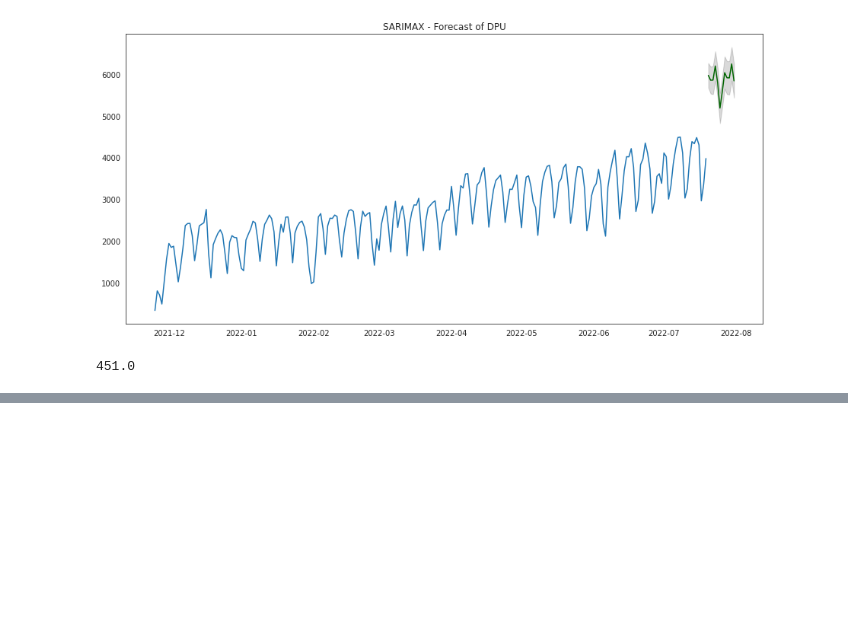
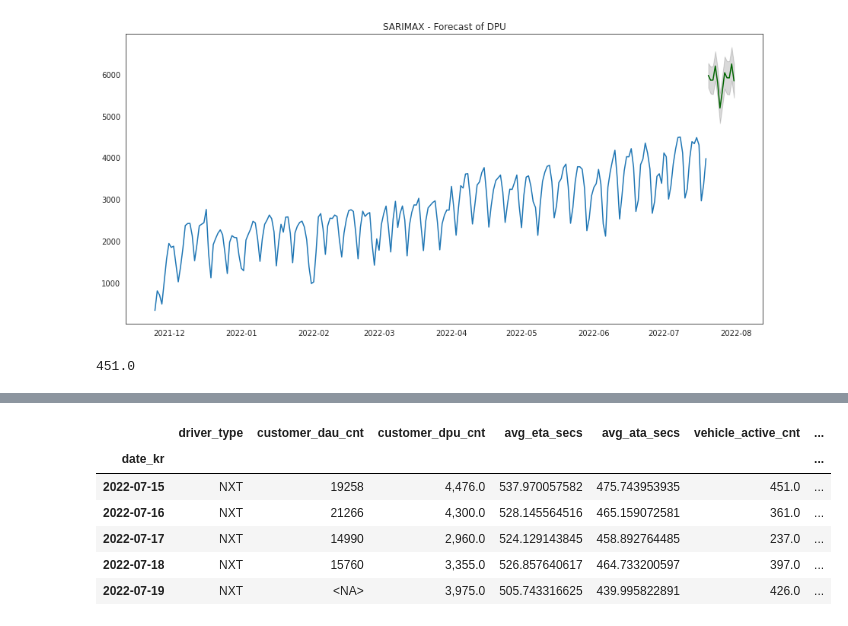
Before and after one commit to vcnc-winwin/winwin_analytics, a Jupyter notebook: win_dev/rider_sarimax.ipynb, the cells around one changed output, grey strips where cells are left out. Cells and saved outputs as stored; diff of their text form; code cells hidden in the pictures; blank space fills up the shorter version.

```diff
--- a/win_dev/rider_sarimax.ipynb
+++ b/win_dev/rider_sarimax.ipynb
@@ -385,0 +489,10 @@ df_analysis['vehicle_active_cnt'].max()
+# %%
+df_analysis.tail()
+# %% [output]
+|  | driver_type | customer_dau_cnt | customer_dpu_cnt | avg_eta_secs | avg_ata_secs | vehicle_active_cnt | ... |
+| date_kr |  |  |  |  |  |  | ... |
+| 2022-07-15 | NXT | 19258 | 4,476.0 | 537.970057582 | 475.743953935 | 451.0 | ... |
+| 2022-07-16 | NXT | 21266 | 4,300.0 | 528.145564516 | 465.159072581 | 361.0 | ... |
+| 2022-07-17 | NXT | 14990 | 2,960.0 | 524.129143845 | 458.892764485 | 237.0 | ... |
+| 2022-07-18 | NXT | 15760 | 3,355.0 | 526.857640617 | 464.733200597 | 397.0 | ... |
+| 2022-07-19 | NXT | <NA> | 3,975.0 | 505.743316625 | 439.995822891 | 426.0 | ... |
```
Also changed, not shown: parts of 8 cells of this notebook.
